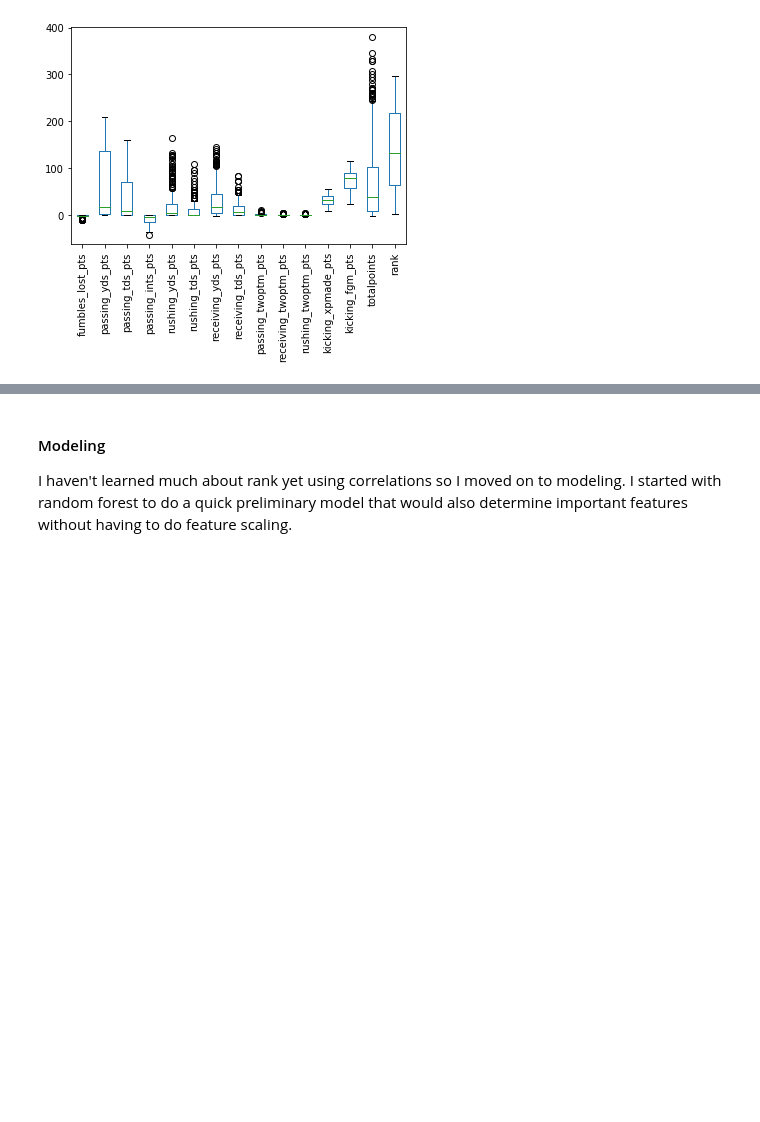
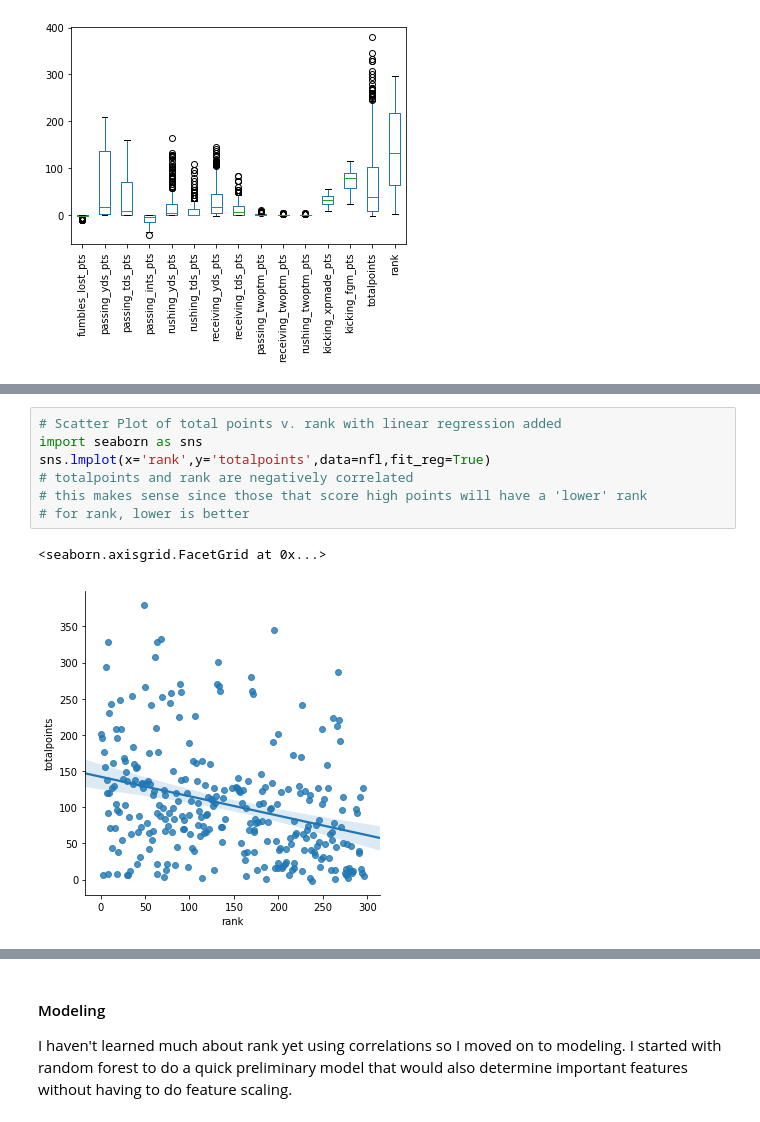
Before and after one commit to wendybo/GA_Class_Project, a Jupyter notebook: project.ipynb, the cells around one changed output, grey strips where cells are left out. Drawn from its saved outputs; the diff is of its cells as text; blank space fills up the shorter version.

```diff
--- a/project.ipynb
+++ b/project.ipynb
@@ -354 +387,11 @@ nfl.corr()
+# %%
+# Scatter Plot of total points v. rank with linear regression added
+import seaborn as sns
+sns.lmplot(x='rank',y='totalpoints',data=nfl,fit_reg=True)
+# totalpoints and rank are negatively correlated
+# this makes sense since those that score high points will have a 'lower' rank
+# for rank, lower is better
+# %% [output]
+<seaborn.axisgrid.FacetGrid at 0x...>
+[figure, added]
 # %%
```
Also changed, not shown: parts of 34 cells of this notebook.
